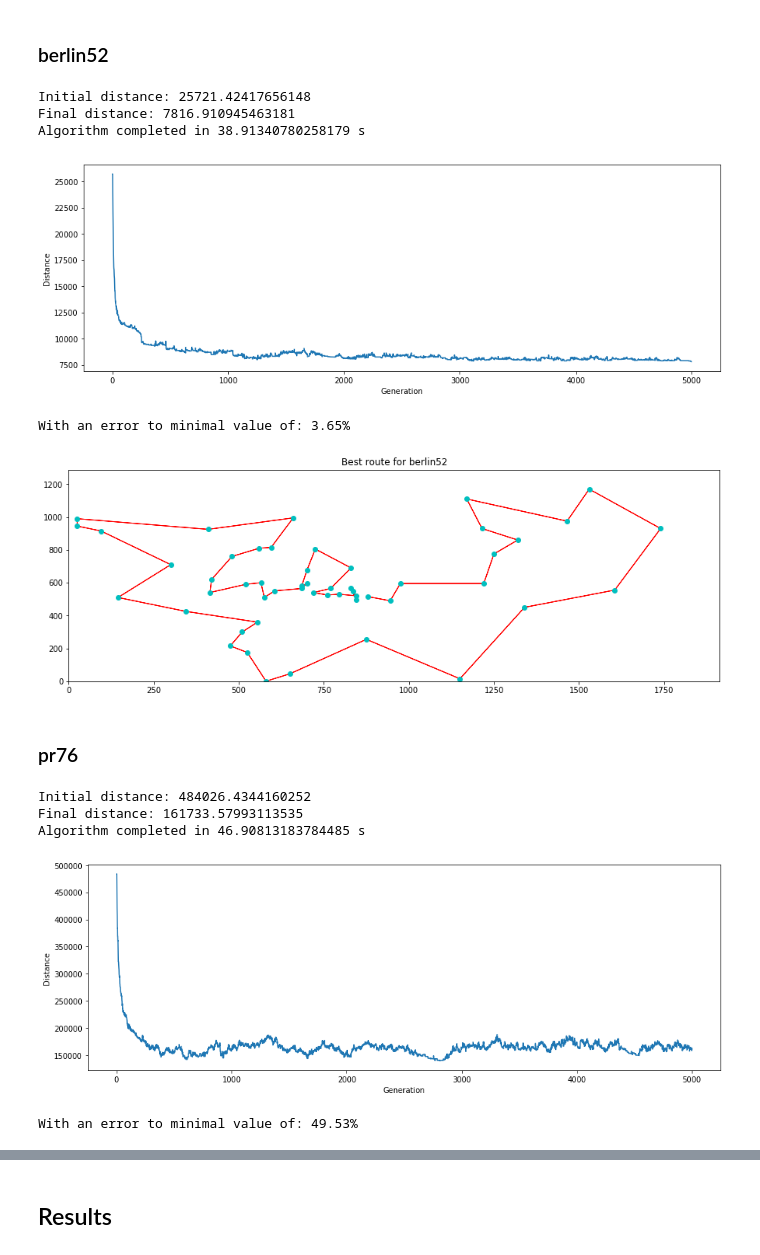
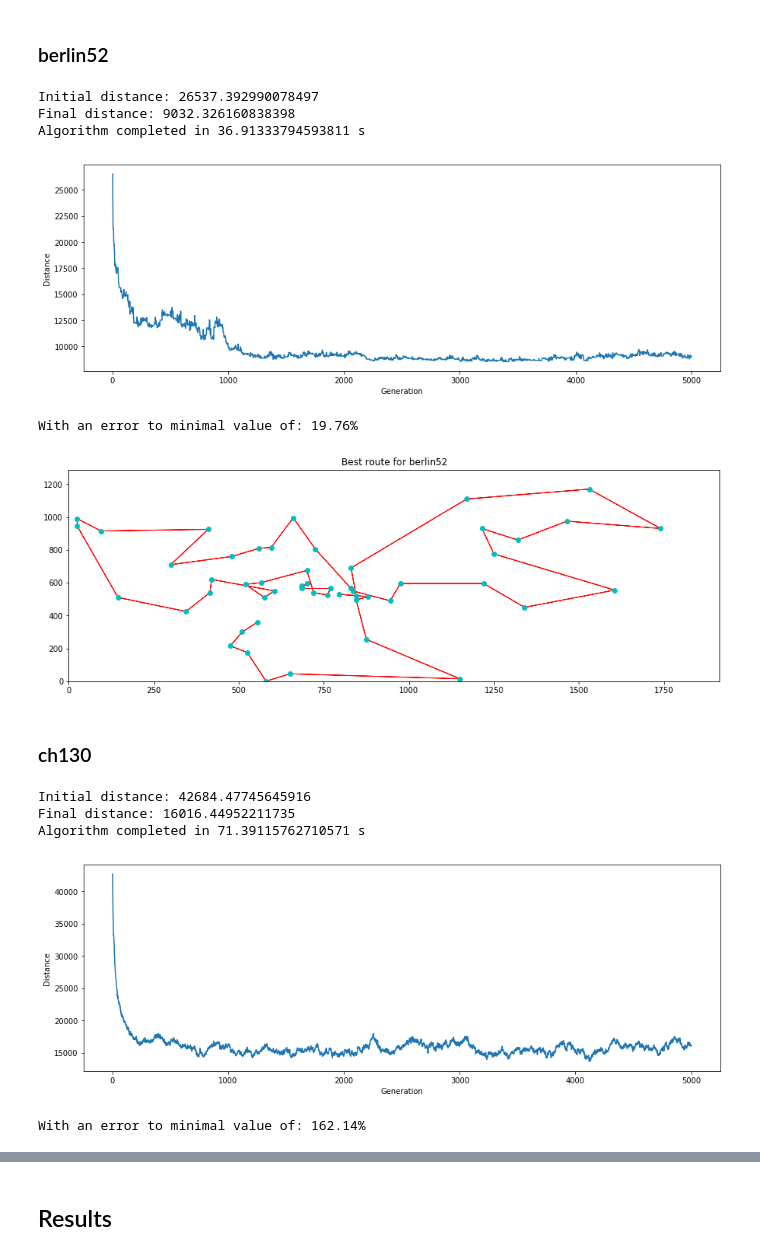
Before and after one commit to DBertazioli/Ant-Q-KGA, a Jupyter notebook: genomic/extended_try.ipynb, the cells around one changed output, grey strips where cells are left out. Drawn from its saved outputs; the diff is of its cells as text; code cells hidden in the pictures.

```diff
--- a/genomic/extended_try.ipynb
+++ b/genomic/extended_try.ipynb
@@ -249,15 +249,15 @@ def GenA(permutation, dm, popSize, selection, elite_n, mutation_r, n_of_gen, plo
 # %% [markdown]
 Import our data
 # %%
-df_berlin52 = pd.read_csv("berlin52.tsp", header=None, sep = " ", names = ['x', 'y'], index_col = 0)
-df_pr76 = pd.read_csv("pr76.tsp", header=None, sep = " ", names = ['x', 'y'], index_col = 0)
-df_ch150 = pd.read_csv("ch150.tsp", header=None, sep = " ", names = ['x', 'y'], index_col = 0)
-df_a280 = pd.read_csv("a280.tsp", header=None, sep = ",", names = ['x', 'y'], index_col = 0)
+df_dj38 = pd.read_csv("data/dj38.tsp", header=None, sep = " ", names = ['x', 'y'], index_col = 0)
+df_berlin52 = pd.read_csv("data/berlin52.tsp", header=None, sep = " ", names = ['x', 'y'], index_col = 0)
+df_ch130 = pd.read_csv("data/ch130.tsp", header=None, sep = " ", names = ['x', 'y'], index_col = 0)
+df_d198 = pd.read_csv("data/d198.tsp", header=None, sep = " ", names = ['x', 'y'], index_col = 0)
 bestKnown_tsp = {
+    'dj38':6656,
     'berlin52':7542,
-    'pr76':108159,
-    'ch150':6528,
-    'a280':2579}
+    'ch130':6110,
+    'd198':15780}
 list_dist = []
 list_time = []
 list_route = []
@@ -264,0 +267,19 @@ list_errp = []
+# %%
+cities = []
+cities = list(range(len(df_dj38)))
+d_matrix = dist_matrix(df_dj38)
+# %%
+route, dist, time_ex = GenA(permutation = cities, dm = d_matrix,
+                         popSize = 100,
+                         selection = 'tournament',
+                         elite_n = 25,
+                         mutation_r = 0.01,
+                         n_of_gen = 5000,
+                           plot = True)
+
+errp = errPerc(bestKnown_tsp['dj38'], dist, 2)
+print('With an error to minimal value of: {}%'.format(errp))
+list_dist.append(dist)
+list_time.append(time_ex)
+list_route.append(route)
+list_errp.append(errp)
@@ -284,40 +315,40 @@ list_time.append(time_ex)
 list_route.append(route)
 list_errp.append(errp)
 # %% [output]
-Initial distance: 25721.42417656148
-Final distance: 7816.910945463181
-Algorithm completed in 38.91340780258179 s
+Initial distance: 26537.392990078497
+Final distance: 9032.326160838398
+Algorithm completed in 36.91333794593811 s
-[figure, old version]
+[figure, new version]
-With an error to minimal value of: 3.65%
+With an error to minimal value of: 19.76%
 # %%
 plot(df_berlin52, route, 'berlin52')
 # %% [output]
-[figure, old version]
+[figure, new version]
 # %% [markdown]
-### pr76
+### ch130
 # %%
 cities = []
-cities = list(range(len(df_pr76)))
-d_matrix = dist_matrix(df_pr76)
+cities = list(range(len(df_ch130)))
+d_matrix = dist_matrix(df_ch130)
 # %%
 route, dist, time_ex = GenA(permutation = cities, dm = d_matrix,
                          popSize = 100,
                          selection = 'tournament',
                          elite_n = 25,
                          mutation_r = 0.01,
                          n_of_gen = 5000,
                            plot = True)
 
-errp = errPerc(bestKnown_tsp['pr76'], dist, 2)
+errp = errPerc(bestKnown_tsp['ch130'], dist, 2)
 print('With an error to minimal value of: {}%'.format(errp))
 list_dist.append(dist)
 list_time.append(time_ex)
 list_route.append(route)
 list_errp.append(errp)
 # %% [output]
-Initial distance: 484026.4344160252
-Final distance: 161733.57993113535
-Algorithm completed in 46.90813183784485 s
+Initial distance: 42684.47745645916
+Final distance: 16016.44952211735
+Algorithm completed in 71.39115762710571 s
-[figure, old version]
+[figure, new version]
-With an error to minimal value of: 49.53%
+With an error to minimal value of: 162.14%
 # %%
```
Also changed, not shown: parts of 13 cells of this notebook, 14 other files.
